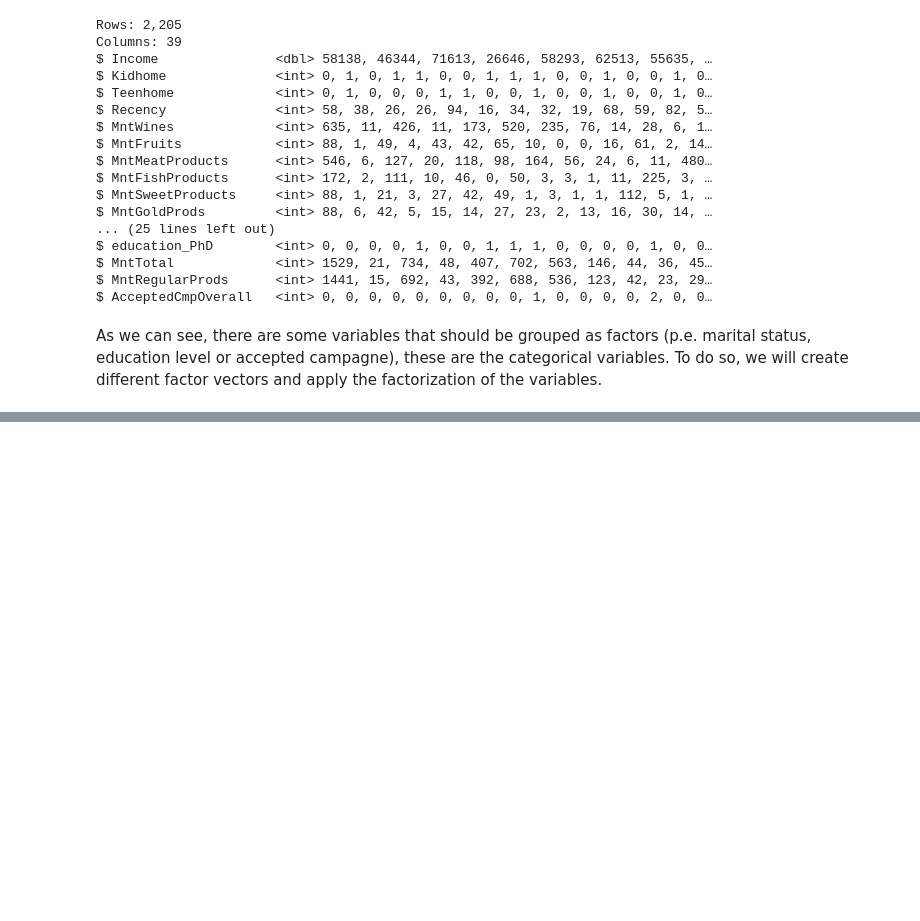
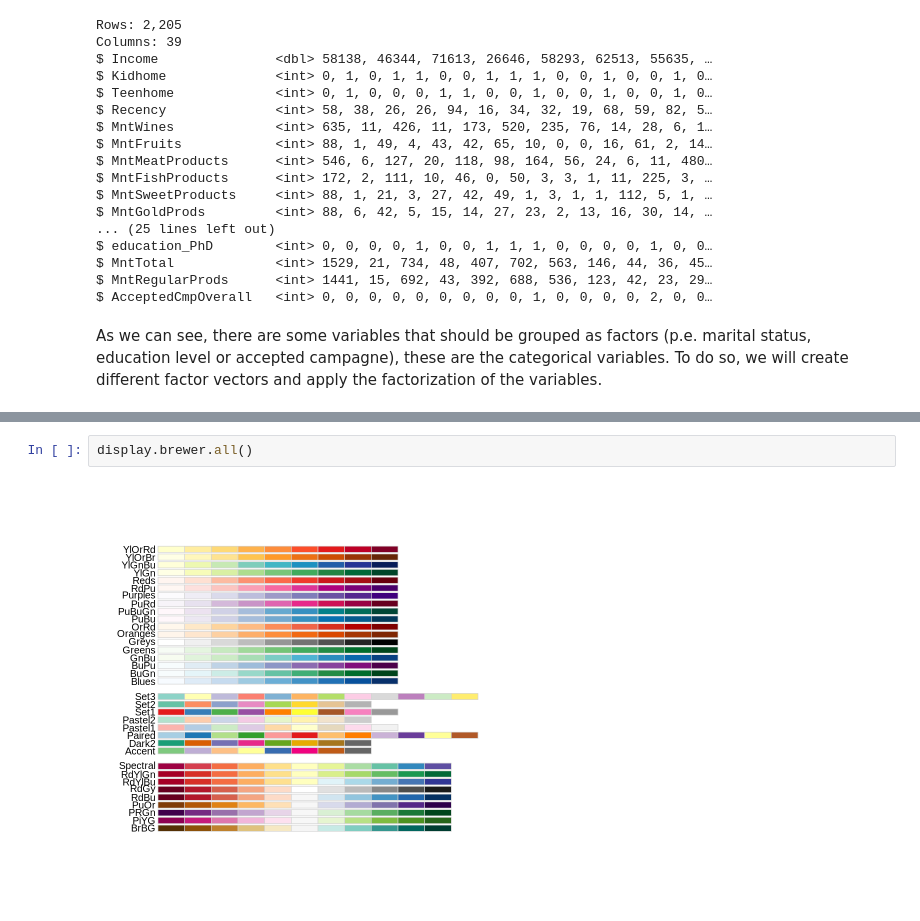
Before and after one commit to polo-music/bussiness-analytics-ifood, a Jupyter notebook: bussiness_analytics_ifood.ipynb, the cells around one changed output, grey strips where cells are left out. Saved outputs shown, nothing was run; the diff lists cells and outputs as text; blank space fills up the shorter version.

```diff
--- a/bussiness_analytics_ifood.ipynb
+++ b/bussiness_analytics_ifood.ipynb
@@ -48,0 +96,4 @@ Levels: Single Together Divorced Married Widow
+# %%
+display.brewer.all()
+# %% [output]
+[figure, added]
```
Also changed, not shown: parts of 5 cells of this notebook.
